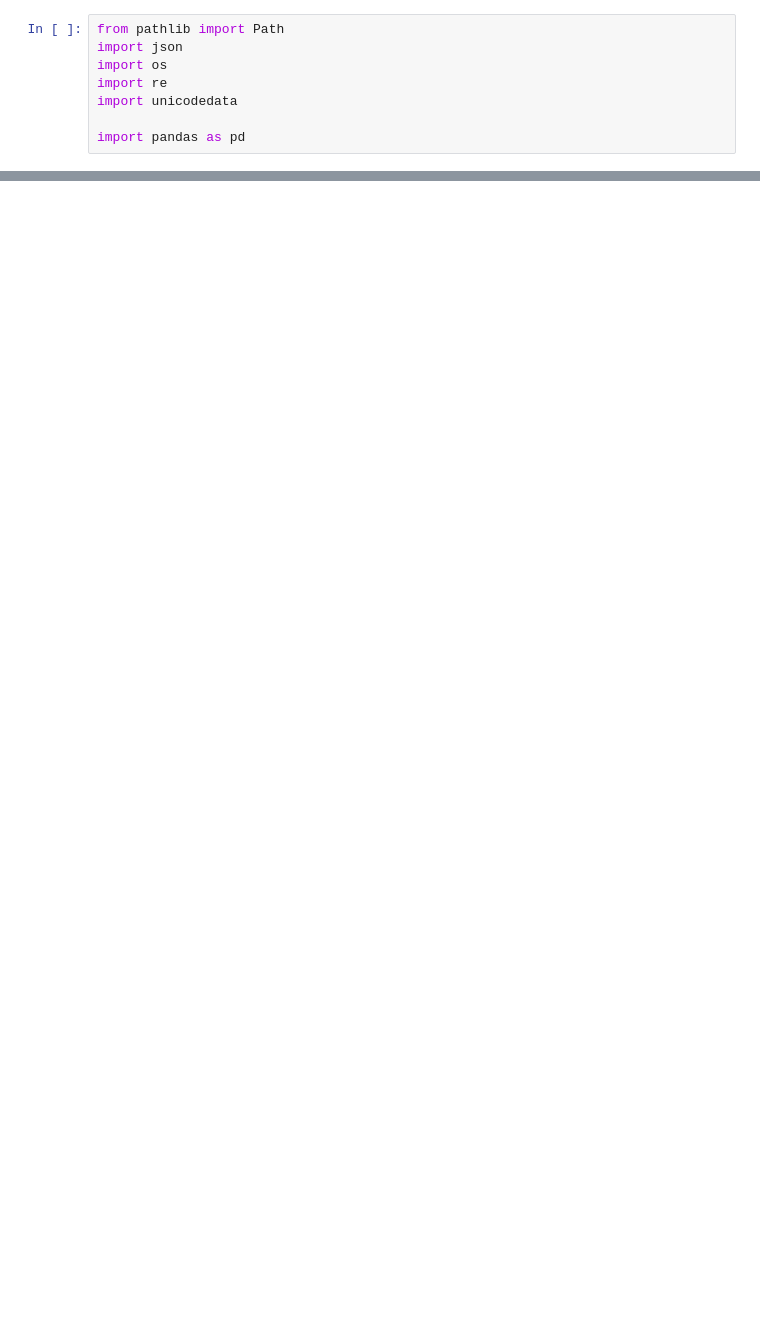
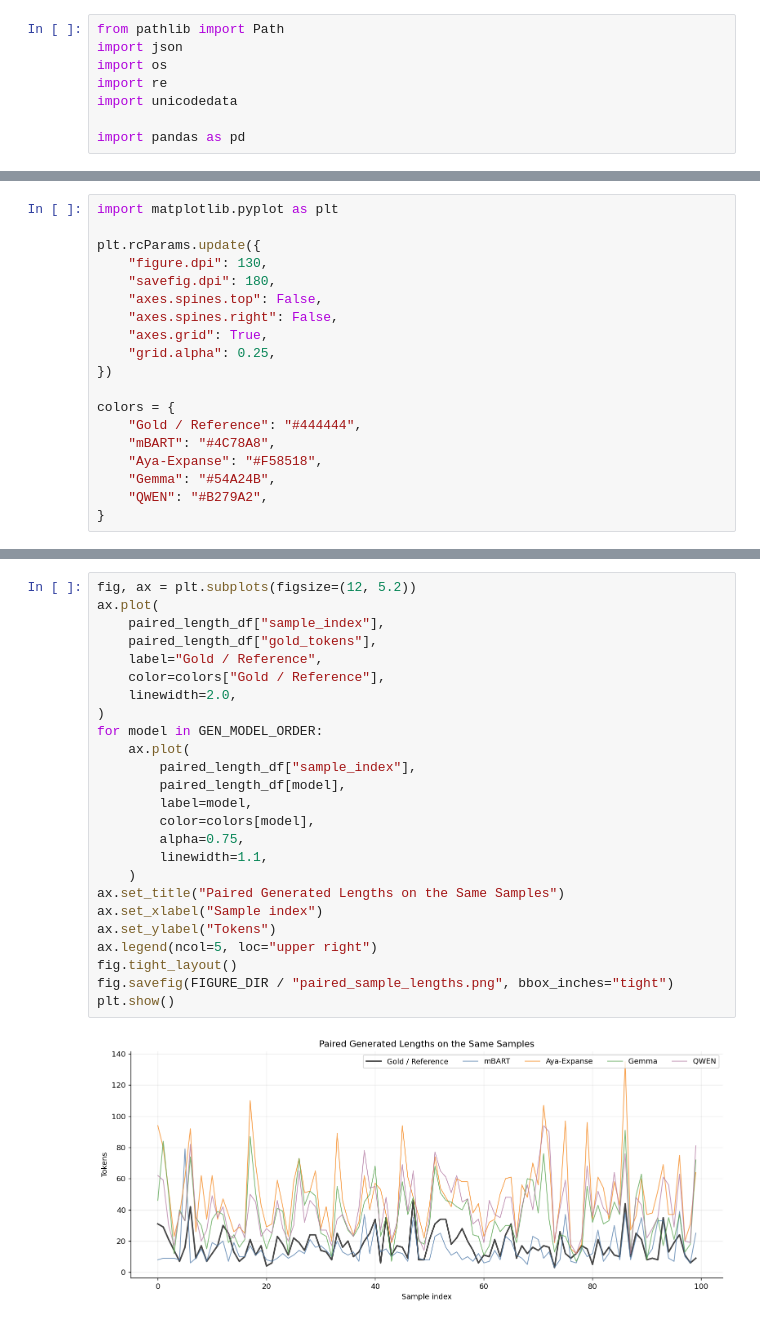
Before and after one commit to yunlee919/relational-grounding-dialogue-summarization, a Jupyter notebook: notebooks/evaluation/gold_length/generated_summary_gold_length_analysis.ipynb, the cells around one changed output, grey strips where cells are left out. Saved outputs shown, nothing was run; the diff lists cells and outputs as text; blank space fills up the shorter version.

Commit message:
Add length bias analysis

```diff
--- a/notebooks/evaluation/gold_length/generated_summary_gold_length_analysis.ipynb
+++ b/notebooks/evaluation/gold_length/generated_summary_gold_length_analysis.ipynb
@@ -373,0 +323,19 @@ print("Saved:", wide_csv)
+# %%
+import matplotlib.pyplot as plt
+
+plt.rcParams.update({
+    "figure.dpi": 130,
+    "savefig.dpi": 180,
+    "axes.spines.top": False,
+    "axes.spines.right": False,
+    "axes.grid": True,
+    "grid.alpha": 0.25,
+})
+
+colors = {
+    "Gold / Reference": "#444444",
+    "mBART": "#4C78A8",
+    "Aya-Expanse": "#F58518",
+    "Gemma": "#54A24B",
+    "QWEN": "#B279A2",
+}
@@ -373,0 +359,27 @@ print("Saved:", wide_csv)
+# %%
+fig, ax = plt.subplots(figsize=(12, 5.2))
+ax.plot(
+    paired_length_df["sample_index"],
+    paired_length_df["gold_tokens"],
+    label="Gold / Reference",
+    color=colors["Gold / Reference"],
+    linewidth=2.0,
+)
+for model in GEN_MODEL_ORDER:
+    ax.plot(
+        paired_length_df["sample_index"],
+        paired_length_df[model],
+        label=model,
+        color=colors[model],
+        alpha=0.75,
+        linewidth=1.1,
+    )
+ax.set_title("Paired Generated Lengths on the Same Samples")
+ax.set_xlabel("Sample index")
+ax.set_ylabel("Tokens")
+ax.legend(ncol=5, loc="upper right")
+fig.tight_layout()
+fig.savefig(FIGURE_DIR / "paired_sample_lengths.png", bbox_inches="tight")
+plt.show()
+# %% [output]
+[figure, added]
```
Also changed, not shown: parts of 47 cells of this notebook.
